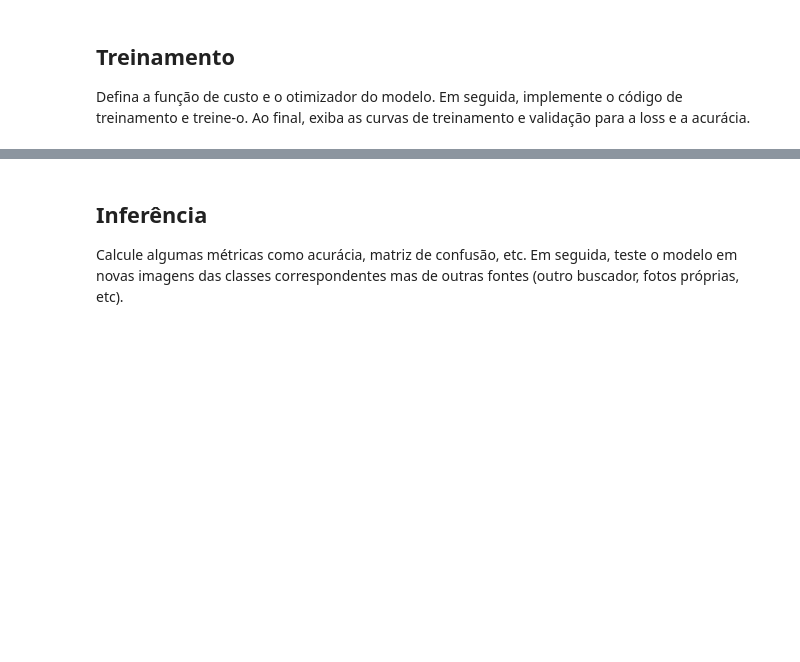
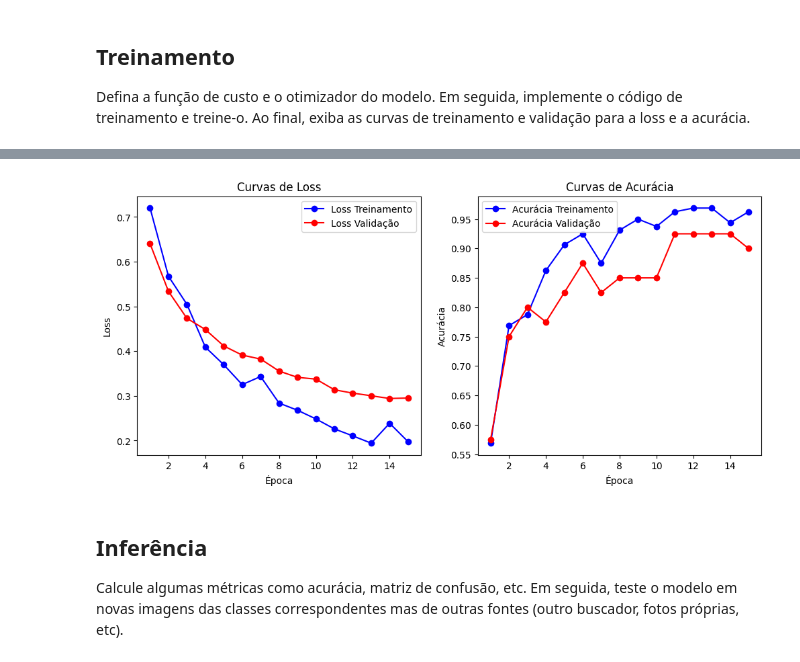
Before and after one commit to MarconeRafael/deep_learning, a Jupyter notebook: 15_Custom_Dataset.ipynb, the cells around one changed output, grey strips where cells are left out. Drawn from its saved outputs; the diff is of its cells as text; code cells hidden in the pictures; blank space fills up the shorter version.

```diff
--- a/15_Custom_Dataset.ipynb
+++ b/15_Custom_Dataset.ipynb
@@ -190,8 +344,8 @@ class AnimeDataset(Dataset):
 
         # Mapeamento de nome de pasta (classe) para índice numérico
         self.class_to_idx = {
-            'Goku': 0,
-            'Vegeta': 1
+            f'{classe1}': 0,
+            f'{classe2}': 1
         }
 
         print(f"\n[DEBUG DATASET] Iniciando busca em: {self.root_dir}")
@@ -337,21 +491,21 @@ def create_dataloaders(root_dir, batch_size=32, image_size=224):
 
 
 # 1. Executar a Divisão do Dataset
-# Esta chamada CRIA a pasta de saída: /content/data/anime_dbz_split
+# Esta chamada CRIA a pasta de saída: /content/data/classes_split
 print("--- Passo 1: Executando a Divisão (SPLIT) dos dados ---")
 split_train_val(
-    root_dir='/content/data/anime_dbz',  # Pasta de entrada (com Goku/ e Vegeta/)
+    root_dir=f'/content/data/{tema}',
     train_ratio=0.8,
     seed=42
 )
-print("Divisão concluída. Pasta /content/data/anime_dbz_split criada.")
+print(f"Divisão concluída. Pasta /content/data/{tema}_split criada.")
 
 
 # 2. Criar os DataLoaders a partir do diretório CORRETO (o que foi recém-criado)
 print("\n--- Passo 2: Criando DataLoaders a partir do diretório SPLIT ---")
 if __name__ == '__main__':
     TRAIN_LOADER, VAL_LOADER = create_dataloaders(
-        root_dir="/content/data/anime_dbz_split", # Pasta que agora existe
+        root_dir=f"/content/data/{tema}_split", # Pasta que agora existe
         batch_size=32
     )
 
@@ -400,7 +552,7 @@ def setup_model(num_classes=2, feature_extract=True):
     Define e inicializa o modelo ResNet18 pré-treinado.
 
     Args:
-        num_classes (int): O número de classes de saída (2 para Goku e Vegeta).
+        num_classes (int): O número de classes de saída .
         feature_extract (bool): Se True, congela os parâmetros do corpo do modelo.
     """
 
@@ -410,8 +562,9 @@ def setup_model(num_classes=2, feature_extract=True):
 
 
     if feature_extract:
-        for param in model_ft.parameters():
-            param.requires_grad = False
+      for name, param in model_ft.named_parameters():
+        param.requires_grad = False
+
 
 
 
@@ -474,7 +627,7 @@ class AnimeDataset(Dataset):
         self.transform = transform
         self.image_paths = []
         self.labels = []
-        self.class_to_idx = {'Goku': 0, 'Vegeta': 1}
+        self.class_to_idx = {f'{classe1}': 0, f'{classe2}': 1}
 
         for class_name, idx in self.class_to_idx.items():
             class_path = os.path.join(root_dir, class_name)
@@ -594,8 +747,20 @@ def train_model(model, dataloaders, criterion, optimizer, num_epochs=15):
                 best_acc = epoch_acc
                 best_model_wts = copy.deepcopy(model.state_dict())
 
+                # ---- SALVA O MELHOR MODELO ----
+                torch.save(model.state_dict(), "best_model.pth")
+
+        print(
+            f"Época {epoch+1}/{num_epochs} "
+            f"- Train Loss: {history['train_loss'][-1]:.4f}, "
+            f"Train Acc: {history['train_acc'][-1]:.4f} "
+            f"- Val Loss: {history['val_loss'][-1]:.4f}, "
+            f"Val Acc: {history['val_acc'][-1]:.4f}"
+        )
+
     model.load_state_dict(best_model_wts)
     return model, history
+
 
 def plot_curves(history):
     epochs = range(1, len(history['train_loss']) + 1)
@@ -620,7 +785,7 @@ def plot_curves(history):
     plt.show()
 
 if __name__ == '__main__':
-    DATA_DIR = "/content/data/anime_dbz_split"
+    DATA_DIR = f"/content/data/{tema}_split"
     NUM_CLASSES = 2
     NUM_EPOCHS = 15
     LEARNING_RATE = 0.001
@@ -645,3 +810,4 @@ if __name__ == '__main__':
         )
 
         plot_curves(history)
+# %% [output]
@@ -648,3 +829,4 @@ if __name__ == '__main__':
+[figure, added]
 # %% [markdown]
 ## Inferência
 
```
Also changed, not shown: parts of 13 cells of this notebook.
